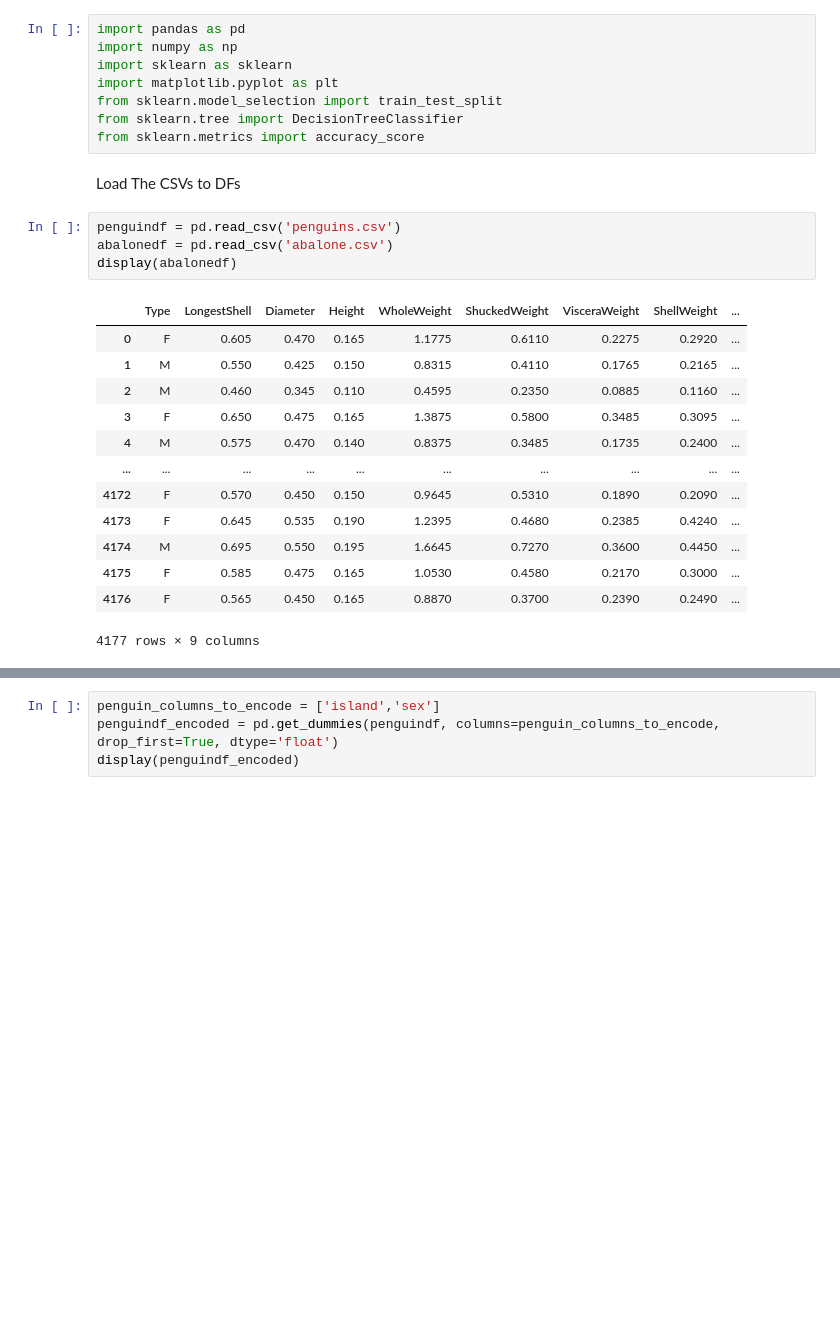
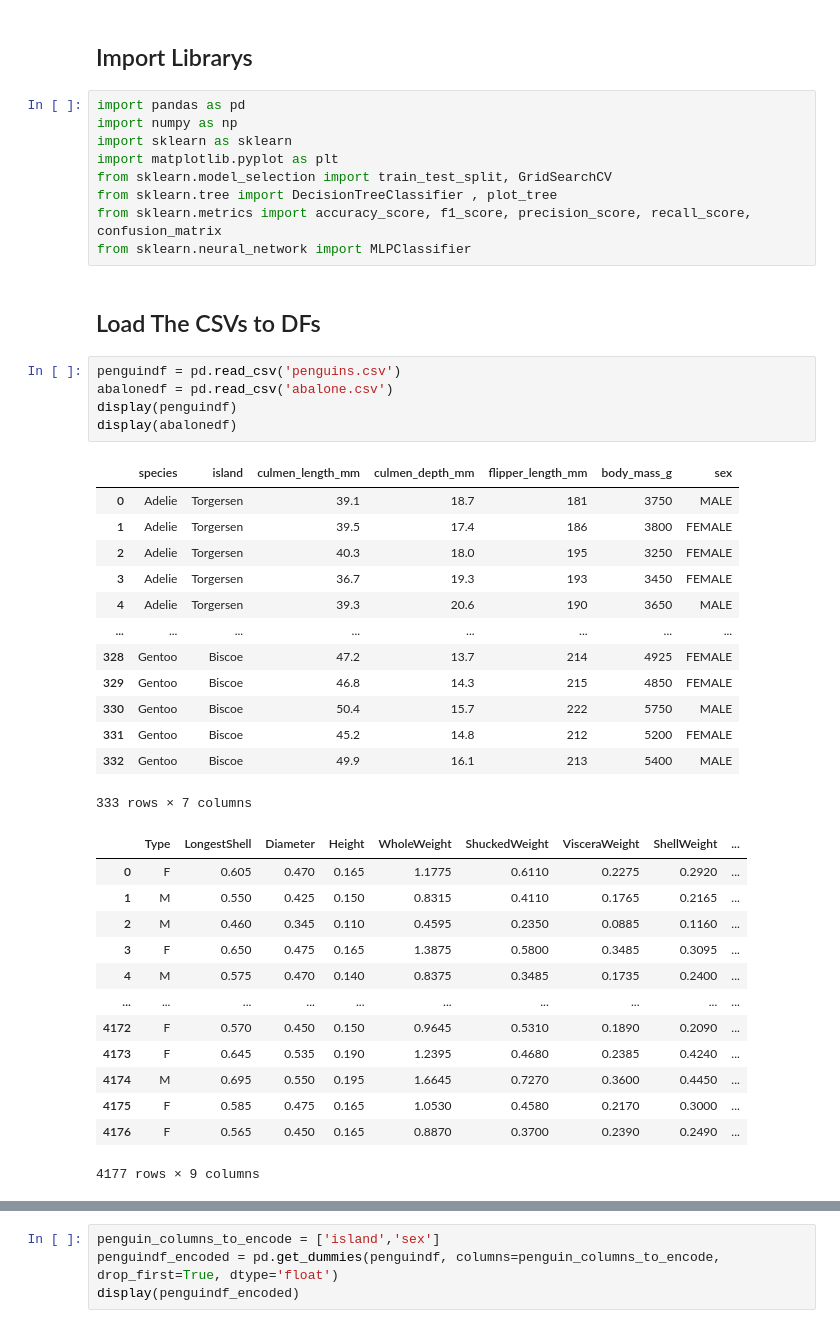
Before and after one commit to ryanwong2000/COMP472-project, a Jupyter notebook: A1-472/A1.ipynb, the cells around one changed output, grey strips where cells are left out. Drawn from its saved outputs; the diff is of its cells as text; blank space fills up the shorter version.

```diff
--- a/A1-472/A1.ipynb
+++ b/A1-472/A1.ipynb
@@ -3,29 +3,46 @@ Import Librarys
+# %% [markdown]
+## Import Librarys
 # %%
 import pandas as pd
 import numpy as np
 import sklearn as sklearn
 import matplotlib.pyplot as plt
-from sklearn.model_selection import train_test_split
-from sklearn.tree import DecisionTreeClassifier
-from sklearn.metrics import accuracy_score
+from sklearn.model_selection import train_test_split, GridSearchCV
+from sklearn.tree import DecisionTreeClassifier , plot_tree
+from sklearn.metrics import accuracy_score, f1_score, precision_score, recall_score, confusion_matrix
+from sklearn.neural_network import MLPClassifier
 # %% [markdown]
-Load The CSVs to DFs
+## Load The CSVs to DFs
 # %%
 penguindf = pd.read_csv('penguins.csv')
 abalonedf = pd.read_csv('abalone.csv')
+display(penguindf)
 display(abalonedf)
 # %% [output]
-|  | Type | LongestShell | Diameter | Height | WholeWeight | ShuckedWeight | VisceraWeight | ShellWeight | ... |
-| 0 | F | 0.605 | 0.470 | 0.165 | 1.1775 | 0.6110 | 0.2275 | 0.2920 | ... |
-| 1 | M | 0.550 | 0.425 | 0.150 | 0.8315 | 0.4110 | 0.1765 | 0.2165 | ... |
-| 2 | M | 0.460 | 0.345 | 0.110 | 0.4595 | 0.2350 | 0.0885 | 0.1160 | ... |
-| 3 | F | 0.650 | 0.475 | 0.165 | 1.3875 | 0.5800 | 0.3485 | 0.3095 | ... |
-| 4 | M | 0.575 | 0.470 | 0.140 | 0.8375 | 0.3485 | 0.1735 | 0.2400 | ... |
-| ... | ... | ... | ... | ... | ... | ... | ... | ... | ... |
-| 4172 | F | 0.570 | 0.450 | 0.150 | 0.9645 | 0.5310 | 0.1890 | 0.2090 | ... |
-| 4173 | F | 0.645 | 0.535 | 0.190 | 1.2395 | 0.4680 | 0.2385 | 0.4240 | ... |
-| 4174 | M | 0.695 | 0.550 | 0.195 | 1.6645 | 0.7270 | 0.3600 | 0.4450 | ... |
-| 4175 | F | 0.585 | 0.475 | 0.165 | 1.0530 | 0.4580 | 0.2170 | 0.3000 | ... |
-| 4176 | F | 0.565 | 0.450 | 0.165 | 0.8870 | 0.3700 | 0.2390 | 0.2490 | ... |
+|  | species | island | culmen_length_mm | culmen_depth_mm | flipper_length_mm | body_mass_g | sex |
+| 0 | Adelie | Torgersen | 39.1 | 18.7 | 181 | 3750 | MALE |
+| 1 | Adelie | Torgersen | 39.5 | 17.4 | 186 | 3800 | FEMALE |
+| 2 | Adelie | Torgersen | 40.3 | 18.0 | 195 | 3250 | FEMALE |
+| 3 | Adelie | Torgersen | 36.7 | 19.3 | 193 | 3450 | FEMALE |
+| 4 | Adelie | Torgersen | 39.3 | 20.6 | 190 | 3650 | MALE |
+| ... | ... | ... | ... | ... | ... | ... | ... |
+| 328 | Gentoo | Biscoe | 47.2 | 13.7 | 214 | 4925 | FEMALE |
+| 329 | Gentoo | Biscoe | 46.8 | 14.3 | 215 | 4850 | FEMALE |
+| 330 | Gentoo | Biscoe | 50.4 | 15.7 | 222 | 5750 | MALE |
+| 331 | Gentoo | Biscoe | 45.2 | 14.8 | 212 | 5200 | FEMALE |
+| 332 | Gentoo | Biscoe | 49.9 | 16.1 | 213 | 5400 | MALE |
-4177 rows × 9 columns
+333 rows × 7 columns
+|  | Type | LongestShell | Diameter | Height | WholeWeight | ShuckedWeight | VisceraWeight | ShellWeight | ... |
+| 0 | F | 0.605 | 0.470 | 0.165 | 1.1775 | 0.6110 | 0.2275 | 0.2920 | ... |
+| 1 | M | 0.550 | 0.425 | 0.150 | 0.8315 | 0.4110 | 0.1765 | 0.2165 | ... |
+| 2 | M | 0.460 | 0.345 | 0.110 | 0.4595 | 0.2350 | 0.0885 | 0.1160 | ... |
+| 3 | F | 0.650 | 0.475 | 0.165 | 1.3875 | 0.5800 | 0.3485 | 0.3095 | ... |
+| 4 | M | 0.575 | 0.470 | 0.140 | 0.8375 | 0.3485 | 0.1735 | 0.2400 | ... |
+| ... | ... | ... | ... | ... | ... | ... | ... | ... | ... |
+| 4172 | F | 0.570 | 0.450 | 0.150 | 0.9645 | 0.5310 | 0.1890 | 0.2090 | ... |
+| 4173 | F | 0.645 | 0.535 | 0.190 | 1.2395 | 0.4680 | 0.2385 | 0.4240 | ... |
+| 4174 | M | 0.695 | 0.550 | 0.195 | 1.6645 | 0.7270 | 0.3600 | 0.4450 | ... |
+| 4175 | F | 0.585 | 0.475 | 0.165 | 1.0530 | 0.4580 | 0.2170 | 0.3000 | ... |
+| 4176 | F | 0.565 | 0.450 | 0.165 | 0.8870 | 0.3700 | 0.2390 | 0.2490 | ... |
+4177 rows × 9 columns
 # %% [markdown]
```
Also changed, not shown: parts of 15 cells of this notebook.
